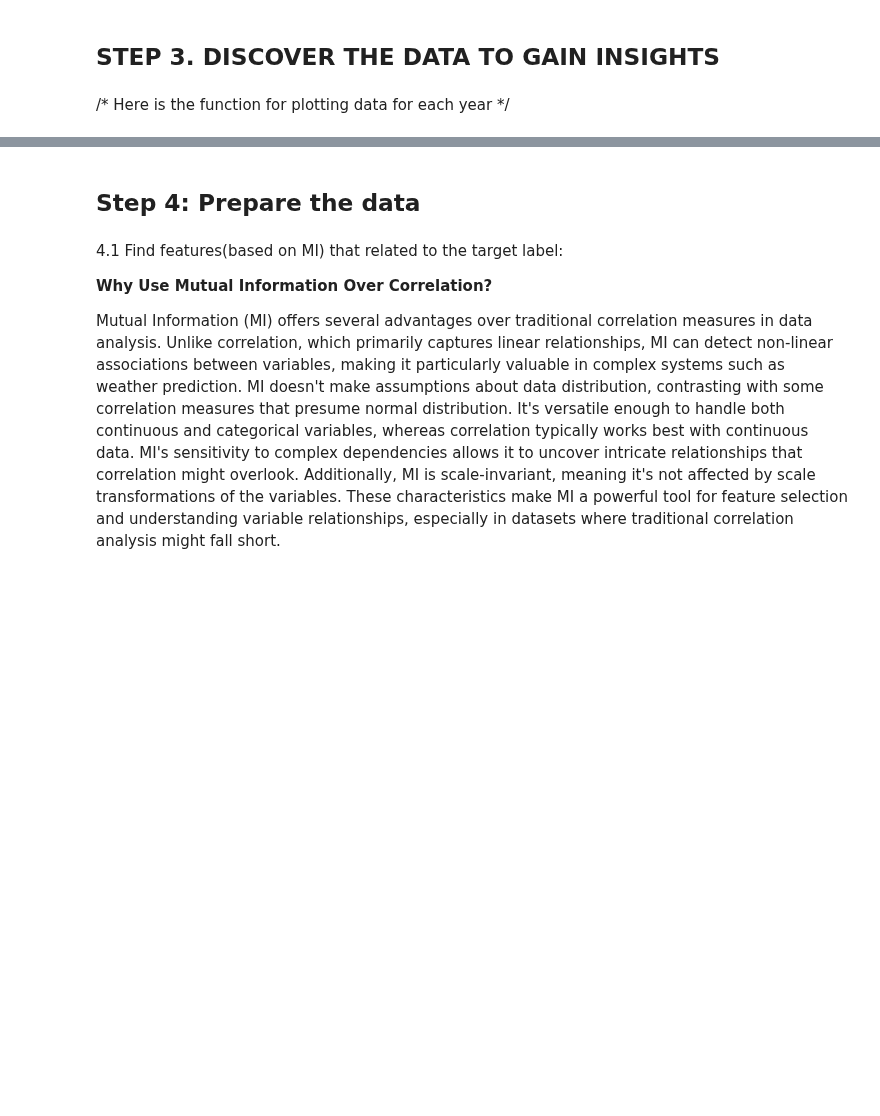
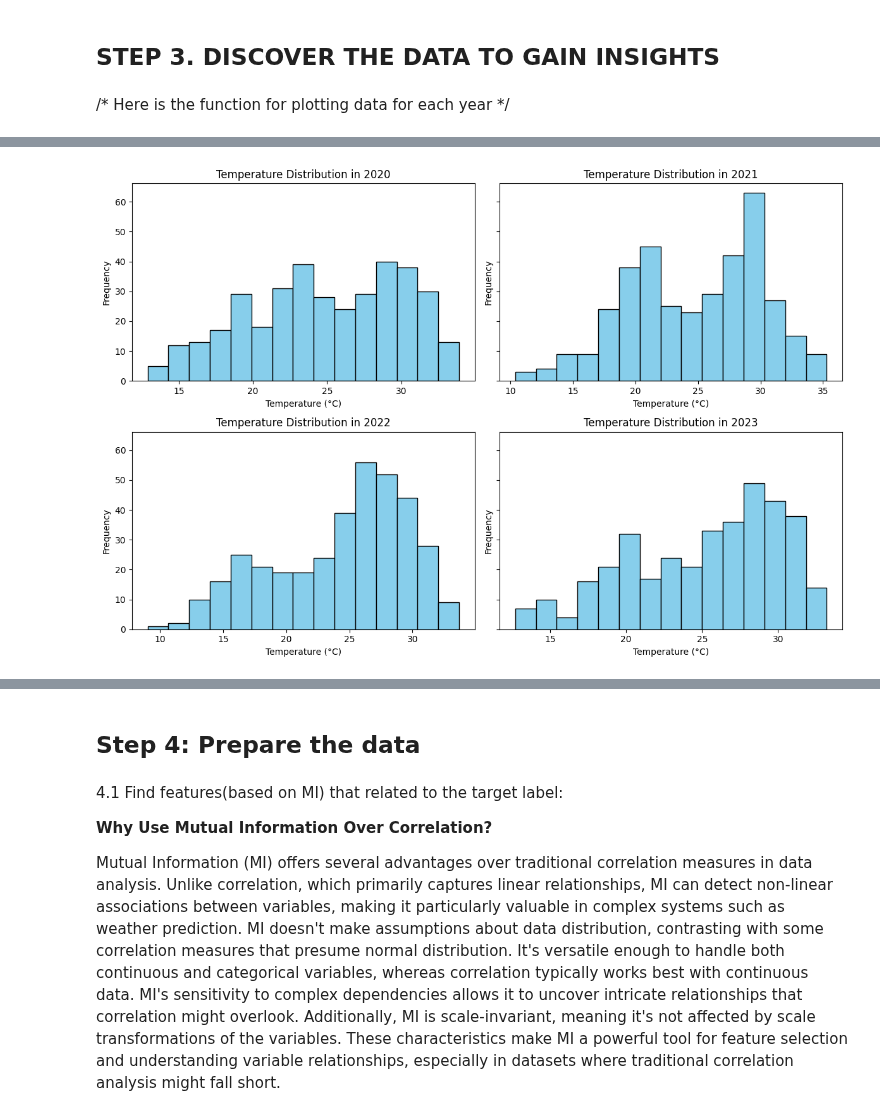
Before and after one commit to lbibi1805-dot/ML_WEATHER_PREDICTION, a Jupyter notebook: team_01.ipynb, the cells around one changed output, grey strips where cells are left out. Saved outputs shown, nothing was run; the diff lists cells and outputs as text; code cells hidden in the pictures; blank space fills up the shorter version.

```diff
--- a/team_01.ipynb
+++ b/team_01.ipynb
@@ -221,0 +390,4 @@ Data columns (total 33 columns):
+# %%
+plot_histograms_by_year()
+# %% [output]
+[figure, added]
```
Also changed, not shown: parts of 28 cells of this notebook.
